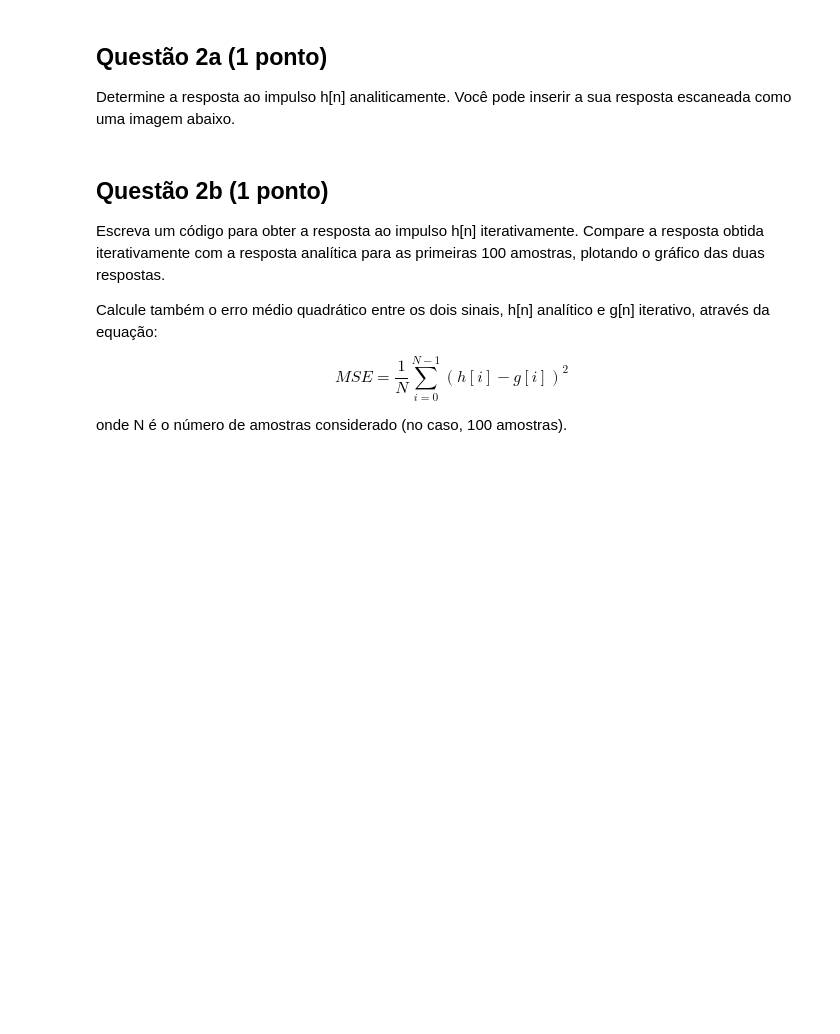
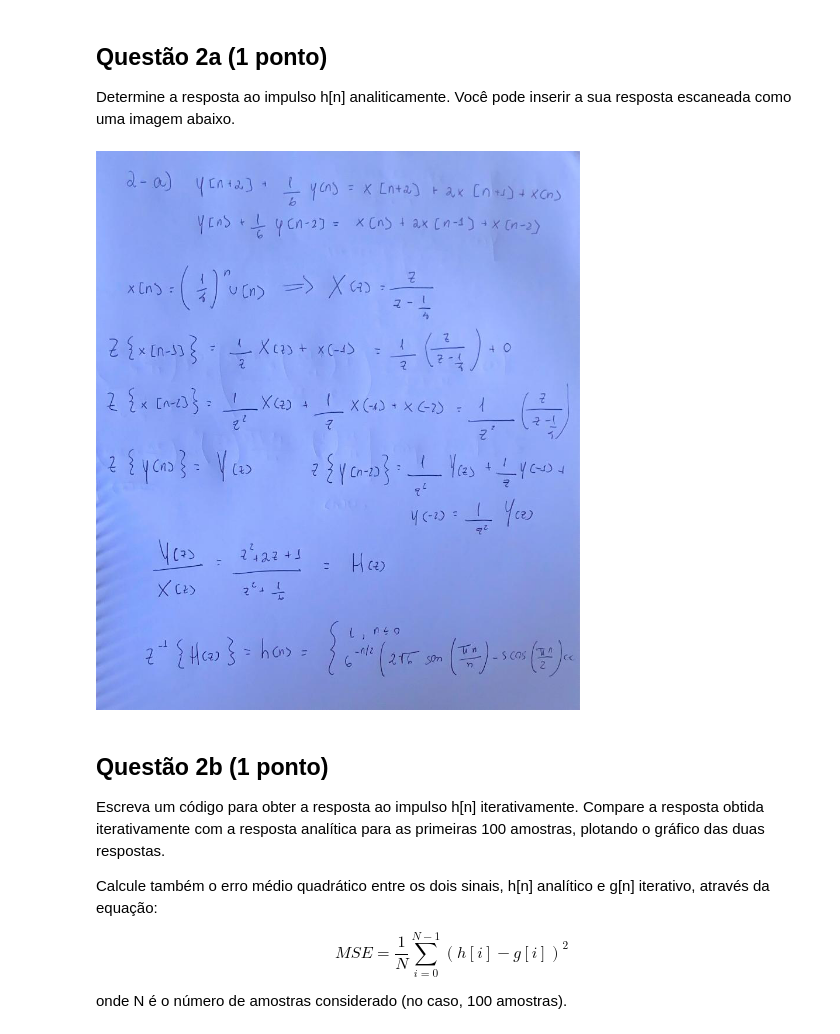
Before and after one commit to yantavares/sstd, a Jupyter notebook: proj1/Projeto_1/projeto1.ipynb, the cells around one changed output. Saved outputs shown, nothing was run; the diff lists cells and outputs as text; code cells hidden in the pictures; blank space fills up the shorter version.

```diff
--- a/proj1/Projeto_1/projeto1.ipynb
+++ b/proj1/Projeto_1/projeto1.ipynb
@@ -121,6 +121,9 @@ $$ y\left[-1\right] = y\left[-2\right] = 0 $$
 Determine a resposta ao impulso h[n] analiticamente. Você pode inserir a sua resposta escaneada como uma imagem abaixo.
 # %%
 ### Código da questão 2a.
+Image.open("2a.jpeg")
+# %% [output]
+[figure, added]
 # %% [markdown]
 ## Questão 2b (1 ponto)
 Escreva um código para obter a resposta ao impulso h[n] iterativamente. Compare a resposta obtida iterativamente com a resposta analítica para as primeiras 100 amostras, plotando o gráfico das duas respostas.
```
Also changed, not shown: parts of 5 cells of this notebook, 3 other files.
